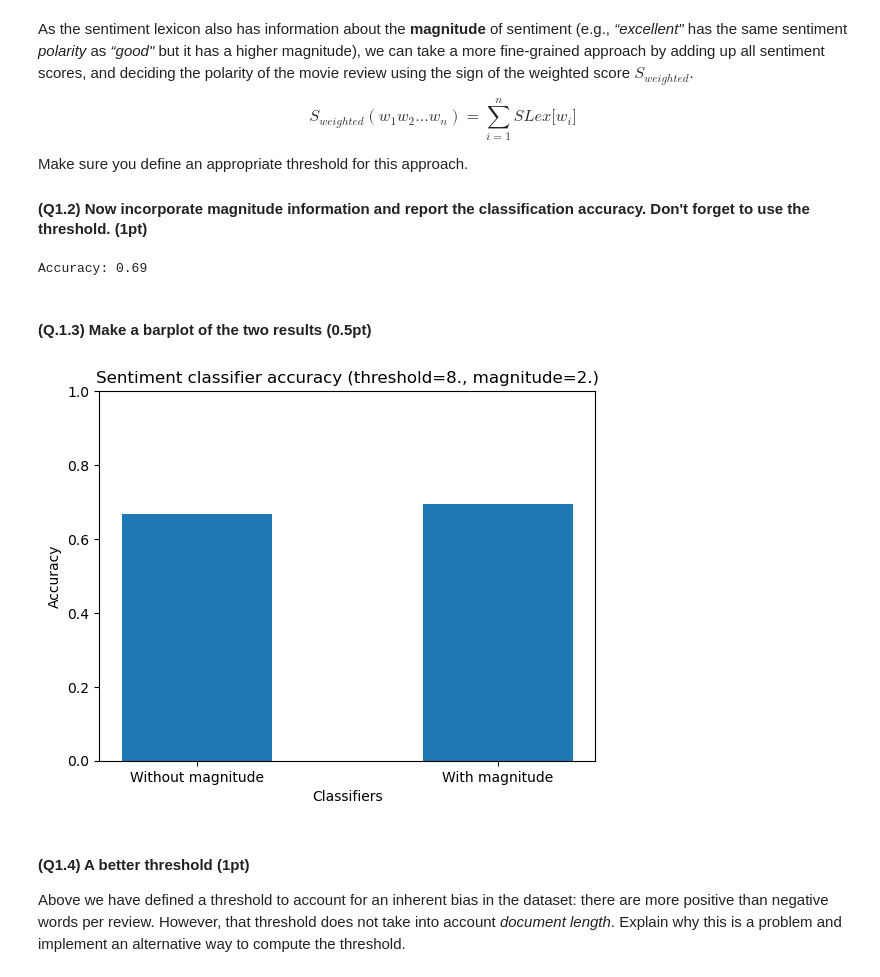
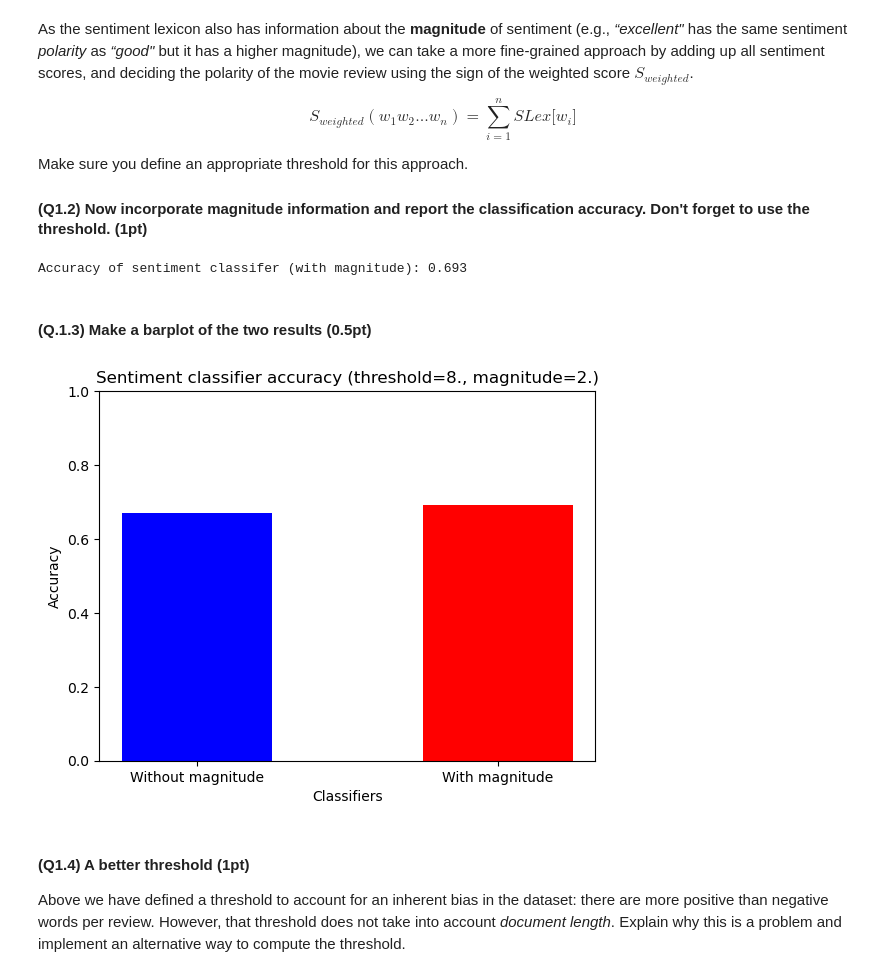
Before and after one commit to abhinav-neil/reviews-sentiment-lexicon-nb-svm, a Jupyter notebook: NLP1_2022_Practical_1_(student_version).ipynb, the cells around one changed output. Cells and saved outputs as stored; diff of their text form; code cells hidden in the pictures.

```diff
--- a/NLP1_2022_Practical_1_(student_version).ipynb
+++ b/NLP1_2022_Practical_1_(student_version).ipynb
@@ -198,6 +199,11 @@ $$
 def parse_sent_lexicon(line):
     """
     Parse a line from the sentiment lexicon to dict.
+    Input:
+        line: line from the sentiment lexicon
+    Output:
+        word, pos: word and part-of-speech tag
+        lexicon: dict with type, pos, stemming, polarity and length
     """
     # TODO: account for same word with different pos1 and priorpolarity
     line = line.strip().split()
@@ -217,15 +223,14 @@ def parse_sent_lexicon(line):
 
 # create sentiment lexicon
 sent_lexicon = {}
-# all_pos = []
 with open('sent_lexicon', mode='r', encoding='utf-8') as f:
     for line in f:
         word, lexicon = parse_sent_lexicon(line)
         sent_lexicon[word] = lexicon
         # check for polairty/pos conflicts
-        if word in sent_lexicon.keys():
-            if sent_lexicon[word]['polarity'] != lexicon['polarity']:
-                print('Warning! Inconsistent priorpolarity!', lexicon, sent_lexicon[word],'\n')
+        # if word in sent_lexicon.keys():
+        #     if sent_lexicon[word]['polarity'] != lexicon['polarity']:
+        #         print('multiple polarities for:', lexicon, sent_lexicon[word],'\n')
 # %%
 def sentiment_classifier(doc, sent_lexicon, magnitude_multiplier=1., threshold=8.0, bias_per_word=0.):
     '''
@@ -239,25 +244,21 @@ def sentiment_classifier(doc, sent_lexicon, magnitude_multiplier=1., threshold=8
         Output:
             sentiment - negative or positive
     '''
-    # stemmer = PorterStemmer()
     # get sentiment scores for each word
     polarity_score = {'positive': 1, 'negative': -1, 'neutral': 0, 'both': 0}
     polarity_weight = {'strongsubj': magnitude_multiplier, 'weaksubj': 1.}
-    sent_score = 0
+    sentiment_score = 0
     for sentence in doc:
         for word, pos_tag in sentence:
             word = word.lower() # convert to lowercase
-            word = word.strip() # remove leading and trailing whitespace
-            # word = stemmer.stem(word) # stem the token
             if word in sent_lexicon.keys():
                 if sent_lexicon[word]['pos'] == pos_tag or sent_lexicon[word]['pos'] == 'ANY':
-                    sent_score += polarity_score[sent_lexicon[word]['polarity']] * polarity_weight[sent_lexicon[word]['type']]
-            # word_score = polarity_score[sent_lexicon[word]['polarity']]*polarity_weight[sent_lexicon[word]['type']]
-            # sent_score += word_score
+                    sentiment_score += polarity_score[sent_lexicon[word]['polarity']] * polarity_weight[sent_lexicon[word]['type']]
     if threshold=='relative':
         threshold = len(doc)*bias_per_word
-    sent = 'POS' if sent_score >= threshold else 'NEG'
-    return sent
+    sentiment = 'POS' if sentiment_score > threshold else 'NEG'
+
+    return sentiment
 # %%
 with open("reviews.json", mode="r", encoding="utf-8") as f:
   reviews = json.load(f)
@@ -286,7 +285,9 @@ def pred_sentiment(reviews, sent_lexicon, magnitude_multiplier=1., threshold=8.0
 # %%
 # token_results should be a list of binary indicators; for example [1, 0, 1, ...]
 # where 1 indicates a correct classification and 0 an incorrect classification.
-token_results = pred_sentiment(reviews, sent_lexicon, magnitude_multiplier=1., threshold=8.0)
-token_accuracy = (np.array(sent_labels) == np.array(token_results)).mean()
-print("Accuracy: %0.2f" % token_accuracy)
+sent_preds = pred_sentiment(reviews, sent_lexicon, magnitude_multiplier=1., threshold=8.0)
+token_results = (np.array(sent_preds) == np.array(sent_labels)).astype(int)
+print(f'The first 20 prediction results are: {token_results[:20]}')
+token_accuracy = np.mean(token_results)
+print(f'Accuracy of sentiment classifer (without magnitude): {token_accuracy:.3f}')
 # %% [output]
@@ -304,24 +306,26 @@ Make sure you define an appropriate threshold for this approach.
 
 #### (Q1.2) Now incorporate magnitude information and report the classification accuracy. Don't forget to use the threshold. (1pt)
 # %%
-magnitude_results = pred_sentiment(reviews, sent_lexicon, magnitude_multiplier=2., threshold=8.0) # use magnitude multiplier of 2
-magnitude_accuracy = (np.array(sent_labels) == np.array(magnitude_results)).mean()
-print("Accuracy: %0.2f" % magnitude_accuracy)
+# Sentiment classifier with magnitude
+sent_preds_magnitude = pred_sentiment(reviews, sent_lexicon, magnitude_multiplier=2., threshold=8.0)
+magnitude_results = (np.array(sent_preds_magnitude) == np.array(sent_labels)).astype(int)
+magnitude_accuracy = np.mean(magnitude_results)
+print(f'Accuracy of sentiment classifer (with magnitude): {magnitude_accuracy:.3f}')
 # %% [output]
-Accuracy: 0.69
+Accuracy of sentiment classifer (with magnitude): 0.693
 # %% [markdown]
 #### (Q.1.3) Make a barplot of the two results (0.5pt)
 # %%
 plt.figure()
 plt.bar(['Without magnitude', 'With magnitude'], [token_accuracy, magnitude_accuracy],
-        width=0.5)
+        width=0.5, color=['b', 'r'])
 plt.xlabel('Classifiers')
 plt.ylabel('Accuracy')
 plt.title('Sentiment classifier accuracy (threshold=8., magnitude=2.)')
 plt.ylim(ymax = 1, ymin = 0)
 plt.show()
 # %% [output]
-[figure, old version]
+[figure, new version]
 # %% [markdown]
 #### (Q1.4) A better threshold (1pt)
 Above we have defined a threshold to account for an inherent bias in the dataset: there are more positive than negative words per review.
```
Also changed, not shown: parts of 45 cells of this notebook.
